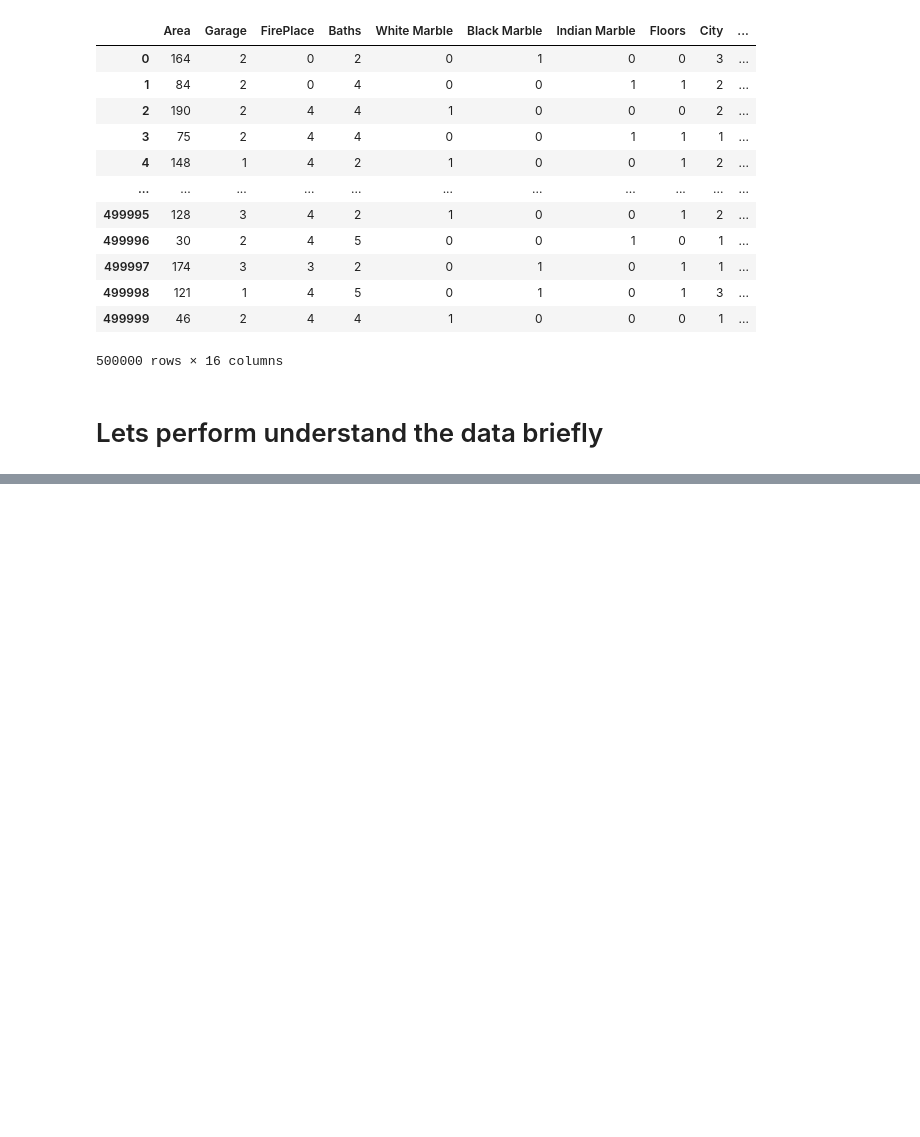
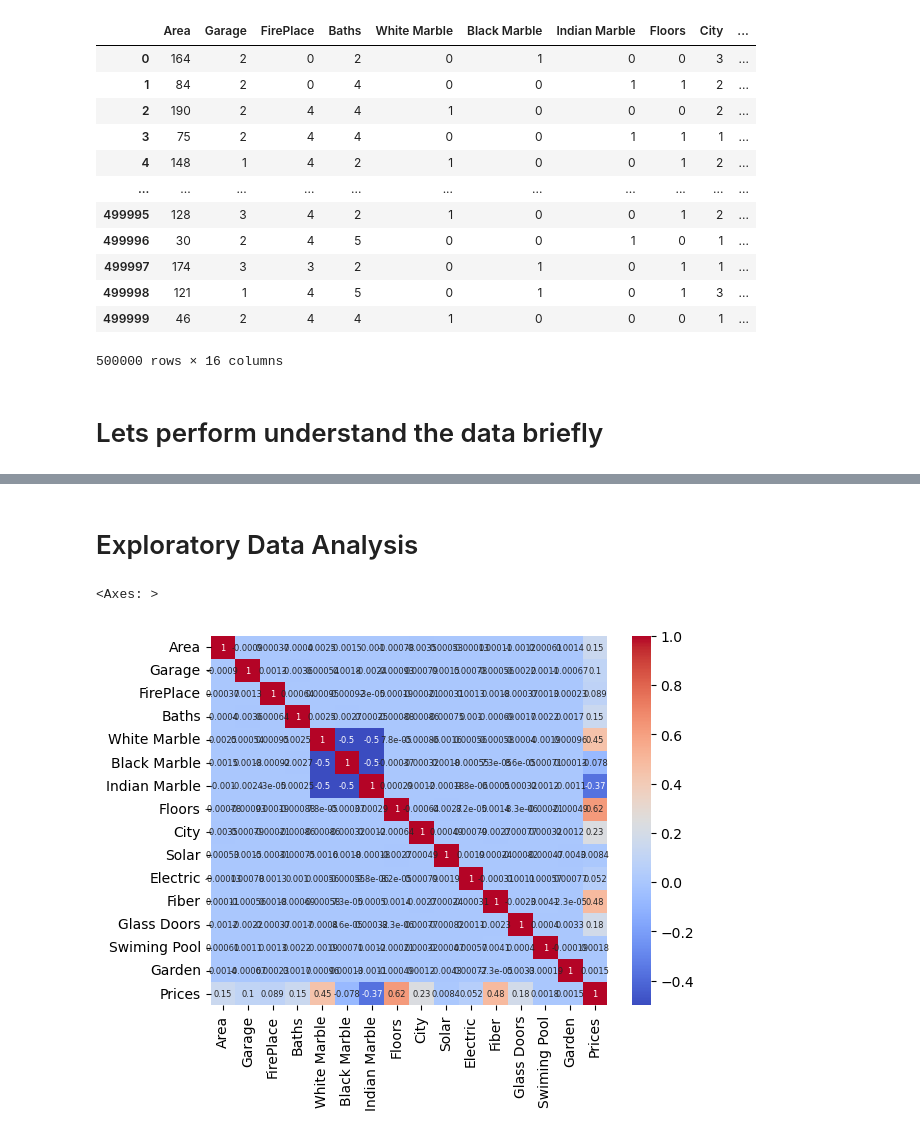
Before and after one commit to yadavchandan26/Machine-Learning, a Jupyter notebook: house_price_prediction.ipynb, the cells around one changed output, grey strips where cells are left out. Drawn from its saved outputs; the diff is of its cells as text; code cells hidden in the pictures; blank space fills up the shorter version.

Commit message:
EDA done . Only Visualization

```diff
--- a/house_price_prediction.ipynb
+++ b/house_price_prediction.ipynb
@@ -50,0 +99,13 @@ AttributeError: 'Index' object has no attribute 'dtypes'
+# %% [markdown]
+# Exploratory Data Analysis
+# %%
+corr=data.corr()
+sns.heatmap(
+    corr,
+    annot=True,
+    annot_kws={'size':6},
+    cmap='coolwarm'
+)
+# %% [output]
+<Axes: >
+[figure, added]
```
Also changed, not shown: parts of 6 cells of this notebook.
